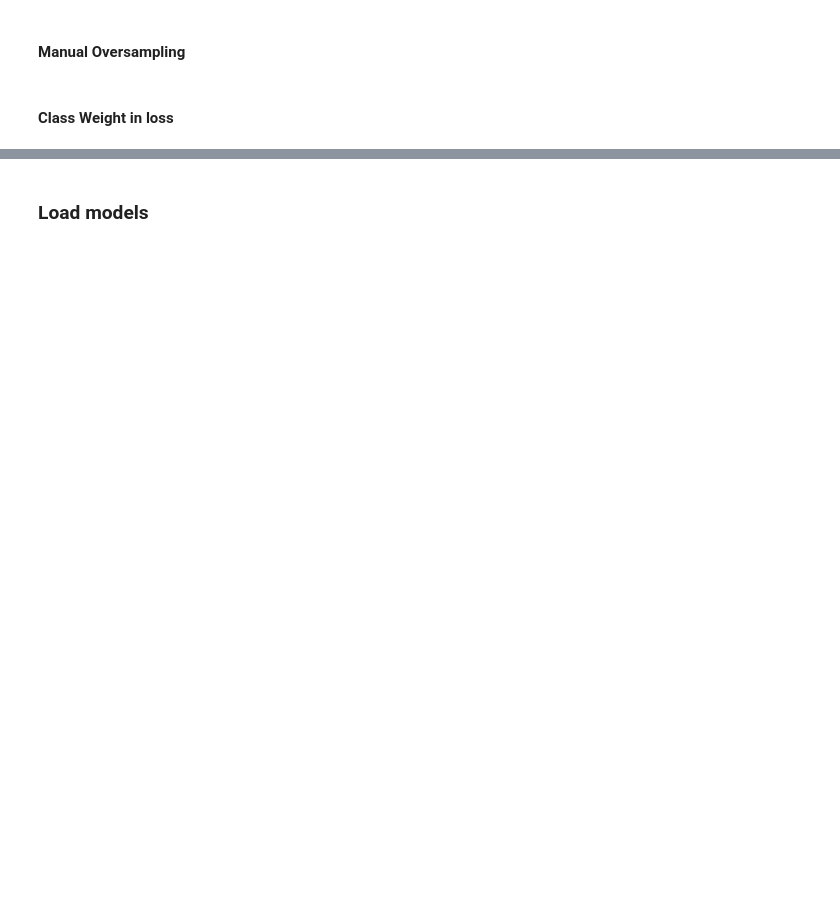
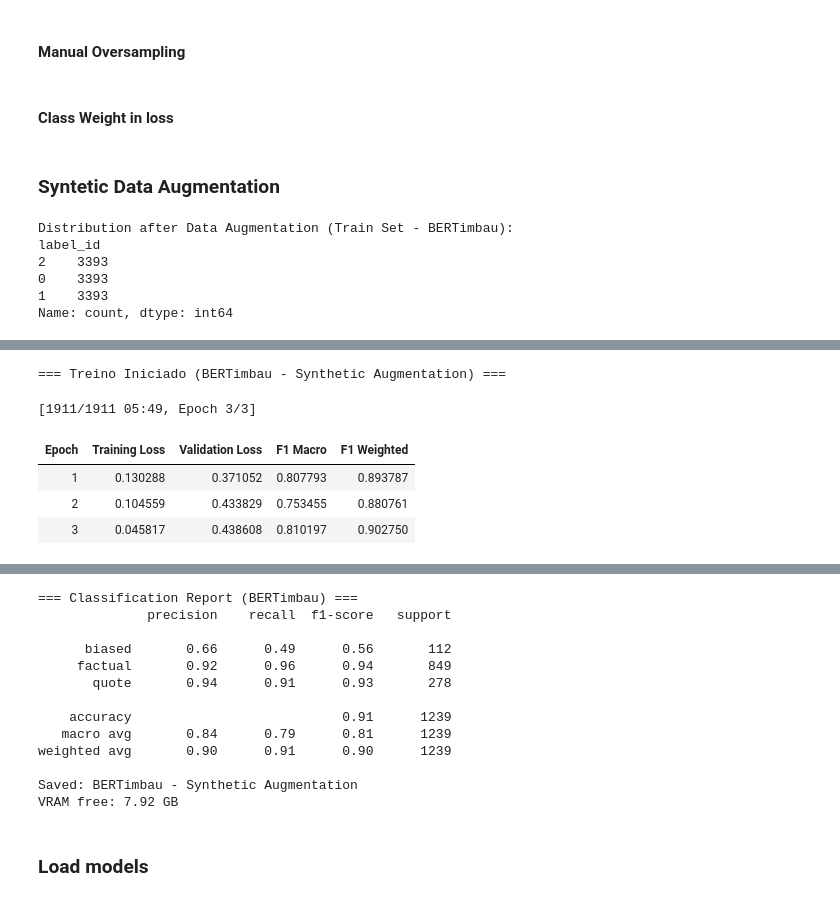
Before and after one commit to tomast100/PLN_Project, a Jupyter notebook: assignment_2.ipynb, the cells around one changed output, grey strips where cells are left out. Cells and saved outputs as stored; diff of their text form; code cells hidden in the pictures; blank space fills up the shorter version.

```diff
--- a/assignment_2.ipynb
+++ b/assignment_2.ipynb
@@ -720,3 +849,58 @@ save_results("BERTimbau - Class Weight", y_true, y_pred_bi_cw)
 
 
 free_memory(model_bi_cw)
+# %% [markdown]
+### Syntetic Data Augmentation
+# %%
+train_balanced_ai = pd.concat([train_df[['sentences', 'label_id']], df_augmented], ignore_index=True)
+train_balanced_ai = train_balanced_ai.sample(frac=1, random_state=42).reset_index(drop=True)
+
+min_class_size = train_balanced_ai['label_id'].value_counts().min()
+train_balanced_ai = train_balanced_ai.groupby('label_id').sample(n=min_class_size, random_state=42)
+train_balanced_ai = train_balanced_ai.sample(frac=1, random_state=42).reset_index(drop=True)
+
+print("Distribution after Data Augmentation (Train Set - BERTimbau):")
+print(train_balanced_ai['label_id'].value_counts())
+
+train_ds_bi_ai = Dataset.from_pandas(train_balanced_ai.rename(columns={"label_id": "labels"}))
+train_ds_bi_ai = train_ds_bi_ai.map(tokenize_bi, batched=True)
+train_ds_bi_ai.set_format("torch", columns=["input_ids", "attention_mask", "labels"])
+
+model_bi_ai = AutoModelForSequenceClassification.from_pretrained(
+    BERTIMBAU_NAME,
+    num_labels=3,
+    id2label=id2label,
+    label2id=label2id
+)
+
+trainer_bi_ai = Trainer(
+    model=model_bi_ai,
+    args=training_args,
+    train_dataset=train_ds_bi_ai,
+    eval_dataset=test_ds_bi,
+    compute_metrics=compute_metrics,
+)
+
+print("\n=== Treino Iniciado (BERTimbau - Synthetic Augmentation) ===")
+trainer_bi_ai.train()
+
+preds_bi_ai = trainer_bi_ai.predict(test_ds_bi)
+y_pred_bi_ai = np.argmax(preds_bi_ai.predictions, axis=-1)
+y_true = test_df["label_id"].values
+
+print("\n=== Classification Report (BERTimbau) ===")
+print(classification_report(
+    y_true,
+    y_pred_bi_ai,
+    target_names=["biased", "factual", "quote"]
+))
+
+save_results("BERTimbau - Synthetic Augmentation", y_true, y_pred_bi_ai)
+free_memory(model_bi_ai)
+# %% [output]
+Distribution after Data Augmentation (Train Set - BERTimbau):
+label_id
+2    3393
+0    3393
+1    3393
+Name: count, dtype: int64
@@ -722,0 +924,6 @@ free_memory(model_bi_cw)
+=== Treino Iniciado (BERTimbau - Synthetic Augmentation) ===
+[1911/1911 05:49, Epoch 3/3]
+| Epoch | Training Loss | Validation Loss | F1 Macro | F1 Weighted |
+| 1 | 0.130288 | 0.371052 | 0.807793 | 0.893787 |
+| 2 | 0.104559 | 0.433829 | 0.753455 | 0.880761 |
+| 3 | 0.045817 | 0.438608 | 0.810197 | 0.902750 |
@@ -723,3 +931,16 @@ free_memory(model_bi_cw)
+=== Classification Report (BERTimbau) ===
+              precision    recall  f1-score   support
+
+      biased       0.66      0.49      0.56       112
+     factual       0.92      0.96      0.94       849
+       quote       0.94      0.91      0.93       278
+
+    accuracy                           0.91      1239
+   macro avg       0.84      0.79      0.81      1239
+weighted avg       0.90      0.91      0.90      1239
+
+Saved: BERTimbau - Synthetic Augmentation
+VRAM free: 7.92 GB
 # %% [markdown]
 ### Load models
 # %%
```
Also changed, not shown: parts of 14 cells of this notebook.
